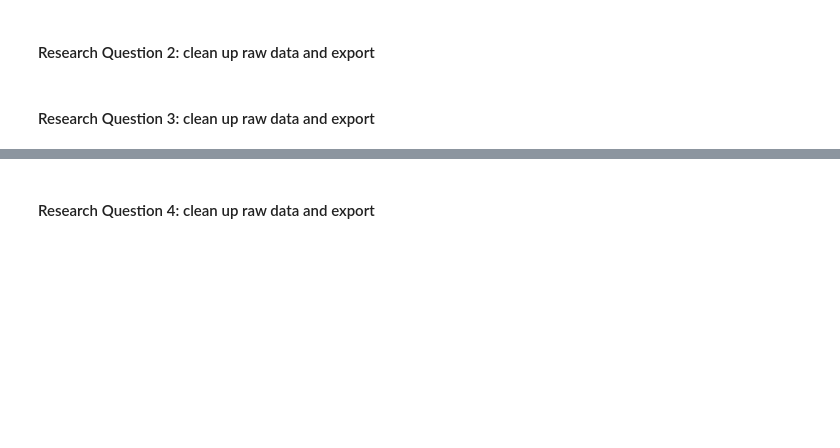
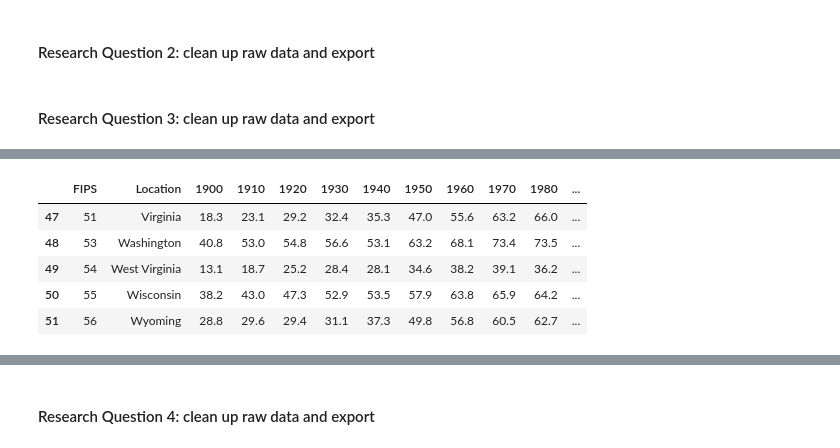
Before and after one commit to christa-fields/GWU_Databootcamp_Project_1, a Jupyter notebook: data_cleanup.ipynb, the cells around one changed output, grey strips where cells are left out. Cells and saved outputs as stored; diff of their text form; code cells hidden in the pictures; blank space fills up the shorter version.

Commit message:
initial data cleanup

```diff
--- a/data_cleanup.ipynb
+++ b/data_cleanup.ipynb
@@ -278,3 +278,18 @@ with open(json_file, "w") as f:                                              # o
 #### Research Question 2: clean up raw data and export
 # %% [markdown]
 #### Research Question 3: clean up raw data and export
+# %%
+
+# import datasets
+csv_OpDeaths = r'Data Files/raw_data-KFF_opioid_death_csv.csv'
+csv_UrbPop = r'Data Files/pop-urban-pct-historical_cleaned_up.csv'
+
+# Read in the csv files, skipping titles and footer notes
+OpDeaths_df = pd.read_csv(csv_OpDeaths, engine='python', skiprows=[0, 1], skipfooter=13)
+UrbPop_df = pd.read_csv(csv_UrbPop, engine='python', skipfooter=7)
+
+
+# change NSD and NR into NaN
+OpDeaths_df = OpDeaths_df.replace(['NSD', 'NR'], np.nan)
+
+OpDeaths_df.tail()
@@ -280,0 +303,11 @@ with open(json_file, "w") as f:                                              # o
+# %%
+# preparing UrbPop_df for merging and making sure there are 52 entries (50 states + DC + US overall)
+UrbPop_df = UrbPop_df.rename(columns={'Area Name':'Location'})
+UrbPop_df.tail()
+# %% [output]
+|  | FIPS | Location | 1900 | 1910 | 1920 | 1930 | 1940 | 1950 | 1960 | 1970 | 1980 | ... |
+| 47 | 51 | Virginia | 18.3 | 23.1 | 29.2 | 32.4 | 35.3 | 47.0 | 55.6 | 63.2 | 66.0 | ... |
+| 48 | 53 | Washington | 40.8 | 53.0 | 54.8 | 56.6 | 53.1 | 63.2 | 68.1 | 73.4 | 73.5 | ... |
+| 49 | 54 | West Virginia | 13.1 | 18.7 | 25.2 | 28.4 | 28.1 | 34.6 | 38.2 | 39.1 | 36.2 | ... |
+| 50 | 55 | Wisconsin | 38.2 | 43.0 | 47.3 | 52.9 | 53.5 | 57.9 | 63.8 | 65.9 | 64.2 | ... |
+| 51 | 56 | Wyoming | 28.8 | 29.6 | 29.4 | 31.1 | 37.3 | 49.8 | 56.8 | 60.5 | 62.7 | ... |
```
Also changed, not shown: parts of 9 cells of this notebook.
